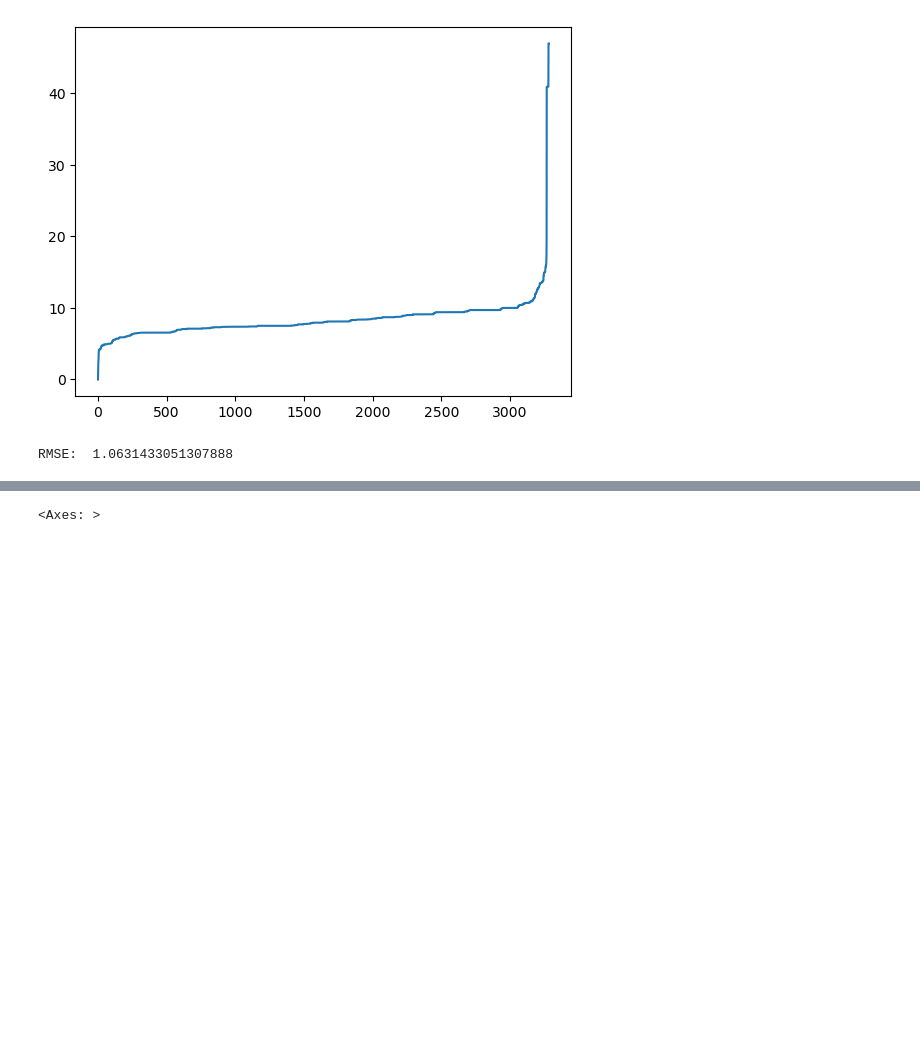
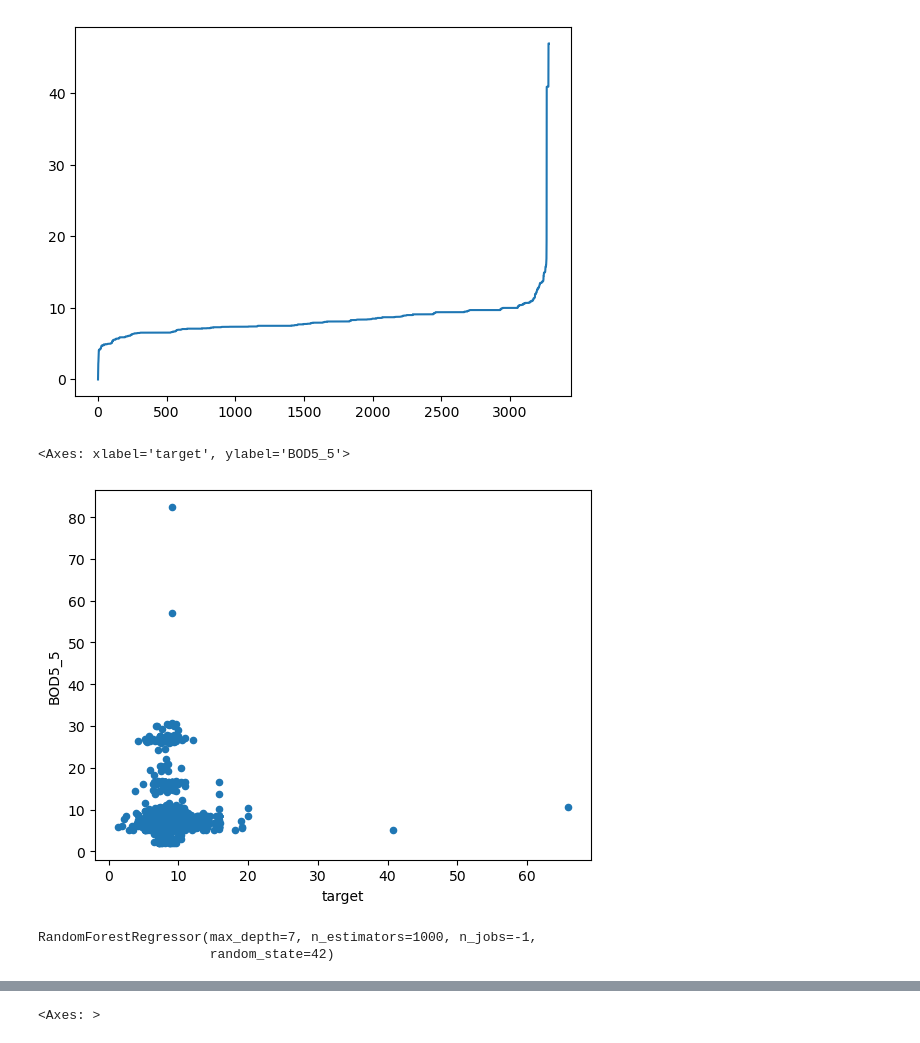
Before and after one commit to LazyDart/KaggleS3E21, a Jupyter notebook: data_creation.ipynb, the cells around one changed output, grey strips where cells are left out. Cells and saved outputs as stored; diff of their text form; code cells hidden in the pictures; blank space fills up the shorter version.

Commit message:
Added Better method of evaluation, experimented with feature selection. And Feature importance calculation

```diff
--- a/data_creation.ipynb
+++ b/data_creation.ipynb
@@ -53,7 +128,3 @@ df[df.target.between(0, 20)].target.hist(bins=20)
-# %%
-# Removing values that are from (almost) impossible ranges
-df.loc[:, df.columns.isin(["target"])] = df.loc[:, df.columns.isin(["target"])].apply(lambda x: x[(x > 7) & (x < 20)])
-df.dropna(inplace=True)
 # %%
 # The correlation improved after removing weird values
 df.loc[:, df.columns.str.contains("^O2") | (df.columns == "target")].corr()**2
@@ -89,7 +160,23 @@ df["O2_1"].sort_values().reset_index(drop=True).plot()
 # #     df.loc[:, df.columns.str.contains(molecule + "_3")] = df.loc[:, df.columns.str.contains(molecule)].mean(axis=1)
 # #     # model = evaluation_workflow(df)
 # #     # pd.DataFrame(model.feature_importances_, index=df.drop("target", axis=1).columns, columns=["Importance"]).sort_values(by="Importance", ascending=False).plot(kind="bar", figsize=(5, 5))
-# %%
-model = evaluation_workflow(df, random=None)
-# %% [output]
-RMSE:  1.0631433051307888
+# %%
+df[["target", "BOD5_5"]].plot.scatter(x="target", y="BOD5_5")
+# %% [output]
+<Axes: xlabel='target', ylabel='BOD5_5'>
+[figure, added]
+# %%
+X_train = df.copy()#[df.target.apply(lambda x: x if (x > 7) and (x < 20) else np.nan).isna() == False].copy()
+
+y_train = X_train.pop('target')
+
+rf = RandomForestRegressor(
+           n_estimators=1000,
+           max_depth=7,
+           n_jobs=-1,
+           random_state=42)
+
+rf.fit(X_train.iloc[idx_tr], y_train.iloc[idx_tr])
+# %% [output]
+RandomForestRegressor(max_depth=7, n_estimators=1000, n_jobs=-1,
+                      random_state=42)
```
Also changed, not shown: parts of 28 cells of this notebook, 1 other file.
